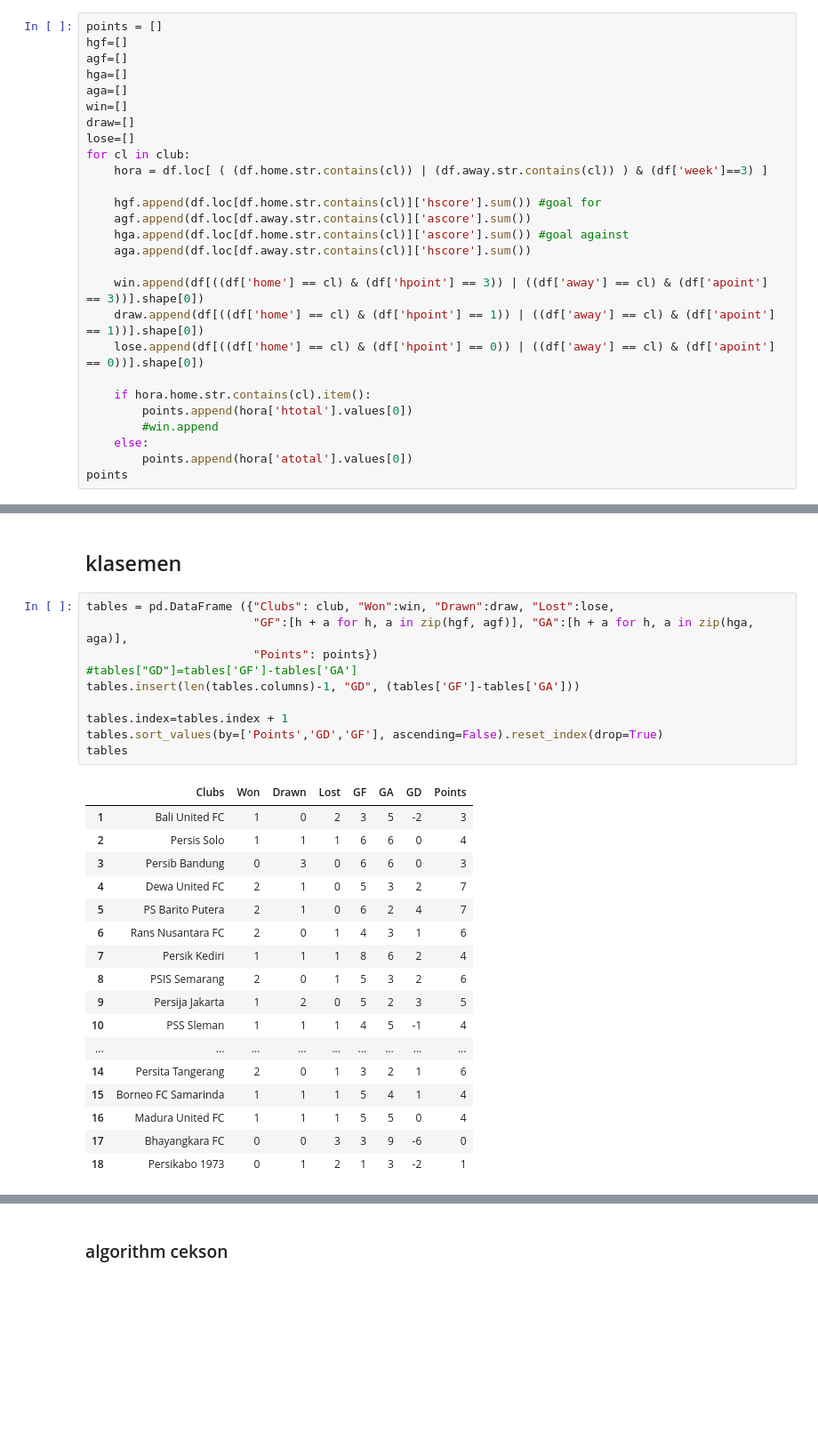
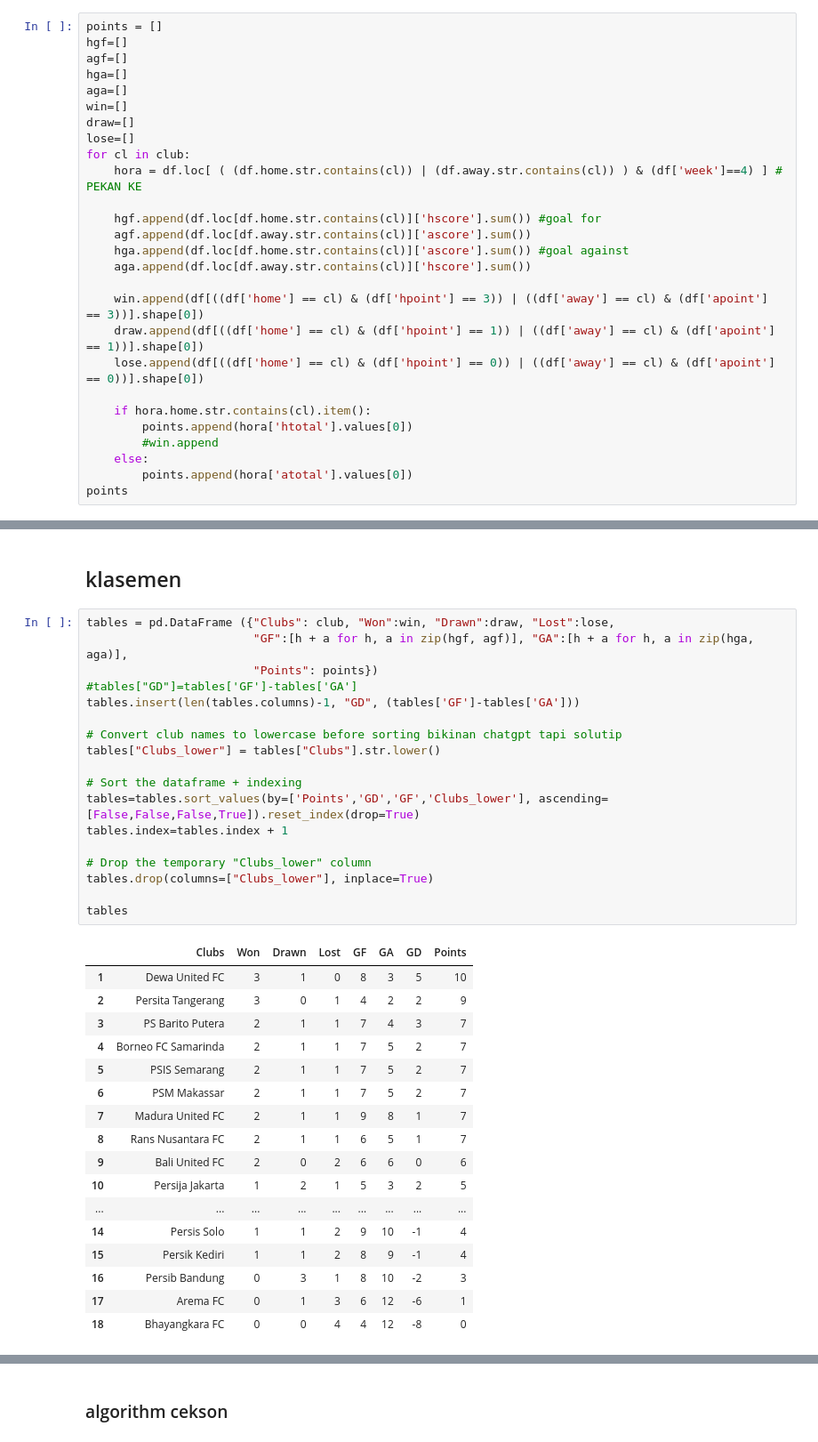
Before and after one commit to lpttprnc/liga-1, a Jupyter notebook: cek123dicoba.ipynb, the cells around one changed output, grey strips where cells are left out. Shown at 89% size. Cells and saved outputs as stored; diff of their text form; blank space fills up the shorter version.

```diff
--- a/cek123dicoba.ipynb
+++ b/cek123dicoba.ipynb
@@ -98,7 +98,7 @@ win=[]
 draw=[]
 lose=[]
 for cl in club:
-    hora = df.loc[ ( (df.home.str.contains(cl)) | (df.away.str.contains(cl)) ) & (df['week']==3) ]
+    hora = df.loc[ ( (df.home.str.contains(cl)) | (df.away.str.contains(cl)) ) & (df['week']==4) ] # PEKAN KE
 
     hgf.append(df.loc[df.home.str.contains(cl)]['hscore'].sum()) #goal for
     agf.append(df.loc[df.away.str.contains(cl)]['ascore'].sum())
@@ -215,28 +220,36 @@ def h2h(club,st):
 # %%
 tables = pd.DataFrame ({"Clubs": club, "Won":win, "Drawn":draw, "Lost":lose,
                         "GF":[h + a for h, a in zip(hgf, agf)], "GA":[h + a for h, a in zip(hga, aga)],
                         "Points": points})
 #tables["GD"]=tables['GF']-tables['GA']
 tables.insert(len(tables.columns)-1, "GD", (tables['GF']-tables['GA']))
 
+# Convert club names to lowercase before sorting bikinan chatgpt tapi solutip
+tables["Clubs_lower"] = tables["Clubs"].str.lower()
+
+# Sort the dataframe + indexing
+tables=tables.sort_values(by=['Points','GD','GF','Clubs_lower'], ascending=[False,False,False,True]).reset_index(drop=True)
 tables.index=tables.index + 1
-tables.sort_values(by=['Points','GD','GF'], ascending=False).reset_index(drop=True)
+
+# Drop the temporary "Clubs_lower" column
+tables.drop(columns=["Clubs_lower"], inplace=True)
+
 tables
 # %% [output]
 |  | Clubs | Won | Drawn | Lost | GF | GA | GD | Points |
-| 1 | Bali United FC | 1 | 0 | 2 | 3 | 5 | -2 | 3 |
-| 2 | Persis Solo | 1 | 1 | 1 | 6 | 6 | 0 | 4 |
-| 3 | Persib Bandung | 0 | 3 | 0 | 6 | 6 | 0 | 3 |
-| 4 | Dewa United FC | 2 | 1 | 0 | 5 | 3 | 2 | 7 |
-| 5 | PS Barito Putera | 2 | 1 | 0 | 6 | 2 | 4 | 7 |
-| 6 | Rans Nusantara FC | 2 | 0 | 1 | 4 | 3 | 1 | 6 |
-| 7 | Persik Kediri | 1 | 1 | 1 | 8 | 6 | 2 | 4 |
-| 8 | PSIS Semarang | 2 | 0 | 1 | 5 | 3 | 2 | 6 |
-| 9 | Persija Jakarta | 1 | 2 | 0 | 5 | 2 | 3 | 5 |
-| 10 | PSS Sleman | 1 | 1 | 1 | 4 | 5 | -1 | 4 |
+| 1 | Dewa United FC | 3 | 1 | 0 | 8 | 3 | 5 | 10 |
+| 2 | Persita Tangerang | 3 | 0 | 1 | 4 | 2 | 2 | 9 |
+| 3 | PS Barito Putera | 2 | 1 | 1 | 7 | 4 | 3 | 7 |
+| 4 | Borneo FC Samarinda | 2 | 1 | 1 | 7 | 5 | 2 | 7 |
+| 5 | PSIS Semarang | 2 | 1 | 1 | 7 | 5 | 2 | 7 |
+| 6 | PSM Makassar | 2 | 1 | 1 | 7 | 5 | 2 | 7 |
+| 7 | Madura United FC | 2 | 1 | 1 | 9 | 8 | 1 | 7 |
+| 8 | Rans Nusantara FC | 2 | 1 | 1 | 6 | 5 | 1 | 7 |
+| 9 | Bali United FC | 2 | 0 | 2 | 6 | 6 | 0 | 6 |
+| 10 | Persija Jakarta | 1 | 2 | 1 | 5 | 3 | 2 | 5 |
 | ... | ... | ... | ... | ... | ... | ... | ... | ... |
-| 14 | Persita Tangerang | 2 | 0 | 1 | 3 | 2 | 1 | 6 |
-| 15 | Borneo FC Samarinda | 1 | 1 | 1 | 5 | 4 | 1 | 4 |
-| 16 | Madura United FC | 1 | 1 | 1 | 5 | 5 | 0 | 4 |
-| 17 | Bhayangkara FC | 0 | 0 | 3 | 3 | 9 | -6 | 0 |
-| 18 | Persikabo 1973 | 0 | 1 | 2 | 1 | 3 | -2 | 1 |
+| 14 | Persis Solo | 1 | 1 | 2 | 9 | 10 | -1 | 4 |
+| 15 | Persik Kediri | 1 | 1 | 2 | 8 | 9 | -1 | 4 |
+| 16 | Persib Bandung | 0 | 3 | 1 | 8 | 10 | -2 | 3 |
+| 17 | Arema FC | 0 | 1 | 3 | 6 | 12 | -6 | 1 |
+| 18 | Bhayangkara FC | 0 | 0 | 4 | 4 | 12 | -8 | 0 |
```
Also changed, not shown: parts of 14 cells of this notebook.
